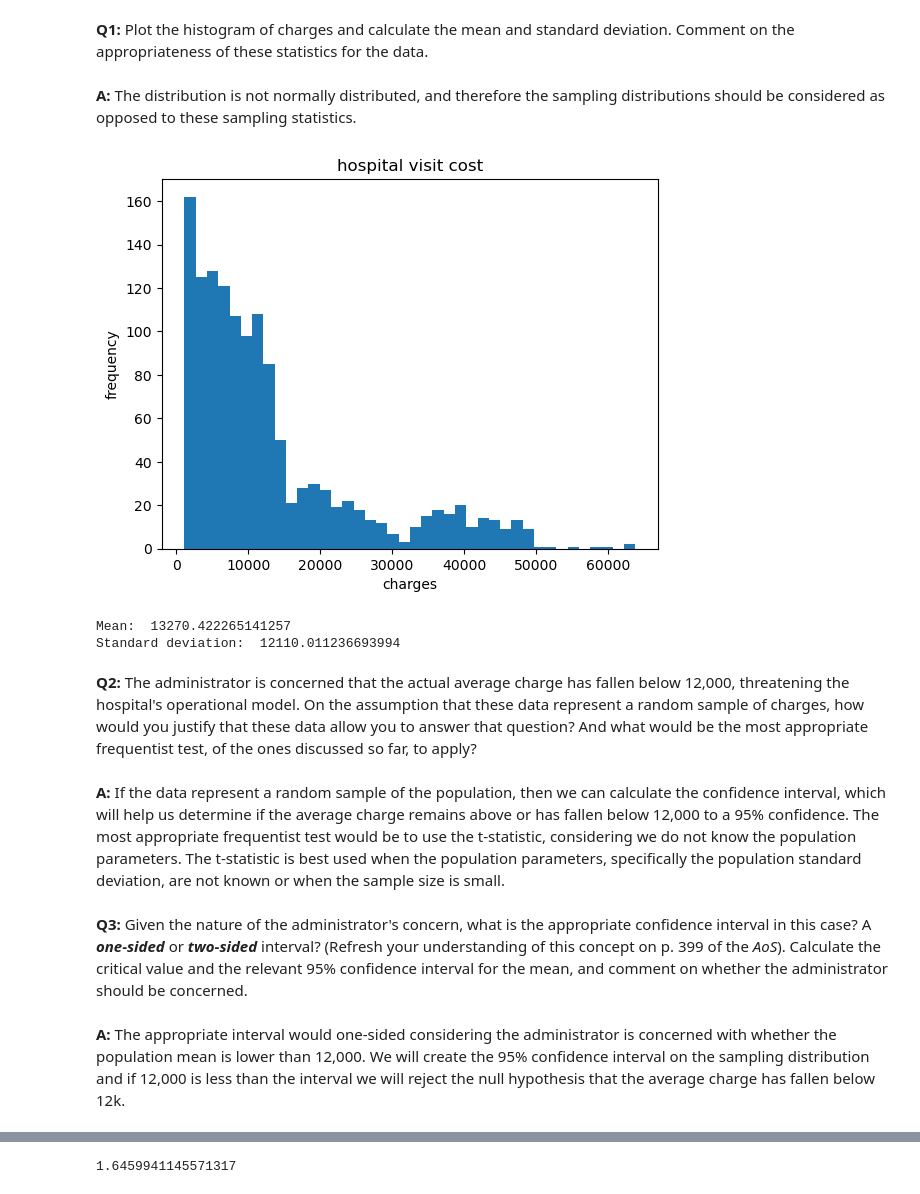
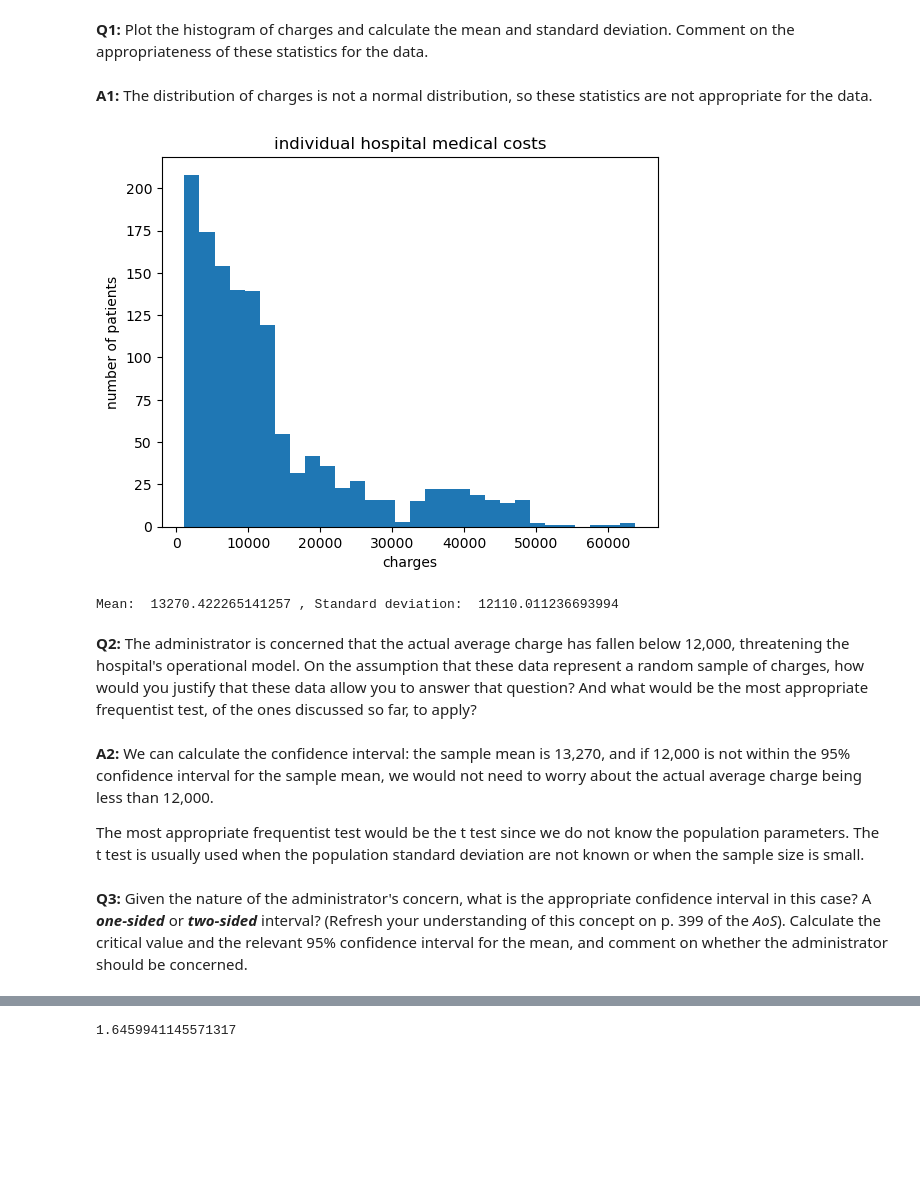
Before and after one commit to zxie9/Springboard, a Jupyter notebook: Unit 11.1 Frequentist Inference Case Study - Part B (2).ipynb, the cells around one changed output, grey strips where cells are left out. Saved outputs shown, nothing was run; the diff lists cells and outputs as text; code cells hidden in the pictures; blank space fills up the shorter version.

Commit message:
Frequentist Inference Case B

```diff
--- a/Unit 11.1 Frequentist Inference Case Study - Part B (2).ipynb
+++ b/Unit 11.1 Frequentist Inference Case Study - Part B (2).ipynb
@@ -49,28 +49,26 @@ medical.head()
 | 4 | 32 | 1 | 28.880 | 0 | 0 | 1 | 3866.85520 | 1 |
 # %% [markdown]
 __Q1:__ Plot the histogram of charges and calculate the mean and standard deviation. Comment on the appropriateness of these statistics for the data.
-# %% [markdown]
-__A:__ The distribution is not normally distributed, and therefore the sampling distributions should be considered as opposed to these sampling statistics.
+# %% [markdown]
+__A1:__ The distribution of charges is not a normal distribution, so these statistics are not appropriate for the data.
 # %%
-_ = plt.hist(medical['charges'], bins = 40)
+_ = plt.hist(medical.charges, bins = 30)
 _ = plt.xlabel('charges')
-_ = plt.ylabel('frequency')
-_ = plt.title('hospital visit cost')
+_ = plt.ylabel('number of patients')
+_ = plt.title('individual hospital medical costs')
 # %% [output]
-[figure, old version]
+[figure, new version]
 # %%
-med_mn = np.mean(medical['charges'])
-med_std = np.std(medical.charges, ddof=1)
-print('Mean: ', med_mn)
-print('Standard deviation: ', med_std)
+charges_mean = np.mean(medical.charges)
+charges_std = np.std(medical.charges, ddof=1)
+print('Mean: ', charges_mean, ', Standard deviation: ', charges_std)
 # %% [output]
-Mean:  13270.422265141257
-Standard deviation:  12110.011236693994
+Mean:  13270.422265141257 , Standard deviation:  12110.011236693994
 # %% [markdown]
 __Q2:__ The administrator is concerned that the actual average charge has fallen below 12,000, threatening the hospital's operational model. On the assumption that these data represent a random sample of charges, how would you justify that these data allow you to answer that question? And what would be the most appropriate frequentist test, of the ones discussed so far, to apply?
 # %% [markdown]
-__A:__ If the data represent a random sample of the population, then we can calculate the confidence interval, which will help us determine if the average charge remains above or has fallen below 12,000 to a 95% confidence. The most appropriate frequentist test would be to use the t-statistic, considering we do not know the population parameters. The t-statistic is best used when the population parameters, specifically the population standard deviation, are not known or when the sample size is small.
+__A2:__ We can calculate the confidence interval: the sample mean is 13,270, and if 12,000 is not within the 95% confidence interval for the sample mean, we would not need to worry about the actual average charge being less than 12,000.
+
+The most appropriate frequentist test would be the t test since we do not know the population parameters. The t test is usually used when the population standard deviation are not known or when the sample size is small.
 # %% [markdown]
 __Q3:__ Given the nature of the administrator's concern, what is the appropriate confidence interval in this case? A ***one-sided*** or ***two-sided*** interval? (Refresh your understanding of this concept on p. 399 of the *AoS*). Calculate the critical value and the relevant 95% confidence interval for the mean, and comment on whether the administrator should be concerned.
-# %% [markdown]
-__A:__ The appropriate interval would one-sided considering the administrator is concerned with whether the population mean is lower than 12,000. We will create the 95% confidence interval on the sampling distribution and if 12,000 is less than the interval we will reject the null hypothesis that the average charge has fallen below 12k.
```
Also changed, not shown: parts of 9 cells of this notebook.
